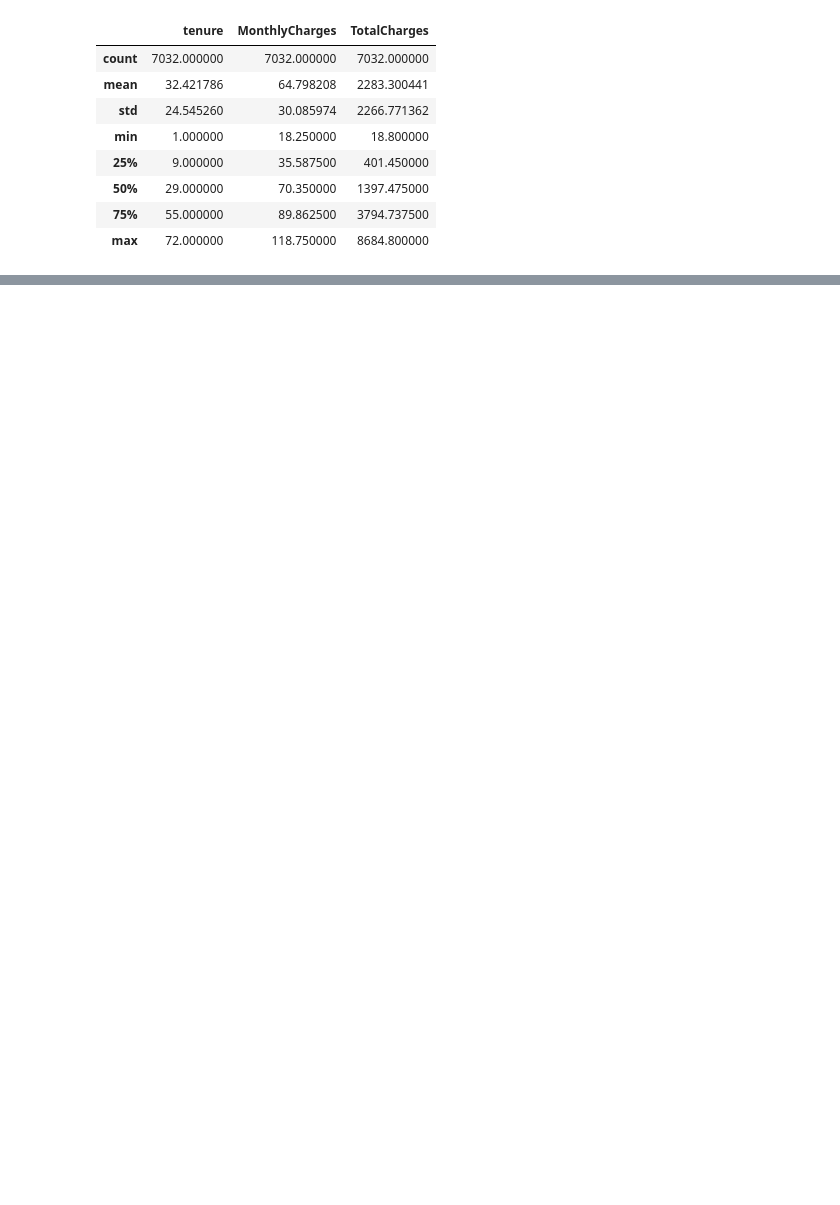
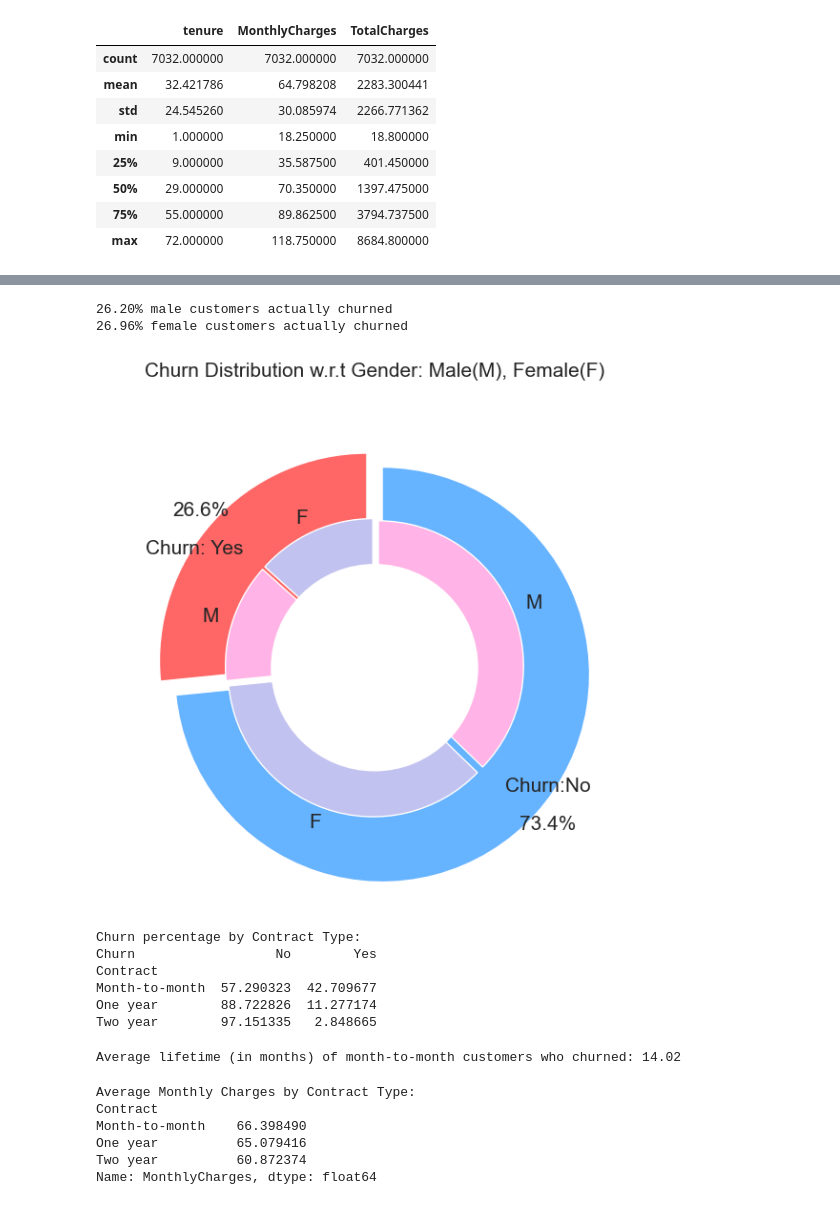
Before and after one commit to Ahmed-Estiak/customer-churn-demo, a Jupyter notebook: customer-churn1demo.ipynb, the cells around one changed output, grey strips where cells are left out. Saved outputs shown, nothing was run; the diff lists cells and outputs as text; code cells hidden in the pictures; blank space fills up the shorter version.

```diff
--- a/customer-churn1demo.ipynb
+++ b/customer-churn1demo.ipynb
@@ -281,0 +403,79 @@ import os
+# %%
+# Calculate the total number of male and female customers
+total_male = df[df['gender'] == 'Male'].shape[0]
+total_female = df[df['gender'] == 'Female'].shape[0]
+
+# Calculate the number of churned male and female customers
+churned_male = df[(df['gender'] == 'Male') & (df['Churn'] == 'Yes')].shape[0]
+churned_female = df[(df['gender'] == 'Female') & (df['Churn'] == 'Yes')].shape[0]
+
+# Calculate the churn percentage for male and female customers
+churn_percentage_male = (churned_male / total_male) * 100
+churn_percentage_female = (churned_female / total_female) * 100
+
+print(f"{churn_percentage_male:.2f}% male customers actually churned")
+print(f"{churn_percentage_female:.2f}% female customers actually churned")
+# %% [output]
+26.20% male customers actually churned
+26.96% female customers actually churned
+# %%
+plt.figure(figsize=(6, 6))
+labels =["Churn: Yes","Churn:No"]
+values = [1869,5163]
+labels_gender = ["F","M","F","M"]
+sizes_gender = [939,930 , 2544,2619]
+colors = ['#ff6666', '#66b3ff']
+colors_gender = ['#c2c2f0','#ffb3e6', '#c2c2f0','#ffb3e6']
+explode = (0.5,0.5)
+explode_gender = (0.2,0.2,0.2,0.2)
+textprops = {"fontsize":15}
+#Plot
+plt.pie(values, labels=labels,autopct='%1.1f%%',pctdistance=1.08, labeldistance=0.8,colors=colors, startangle=90,frame=True, explode=explode,radius=10, textprops =textprops, counterclock = True, )
+plt.pie(sizes_gender,labels=labels_gender,colors=colors_gender,startangle=90, explode=explode_gender,radius=7, textprops =textprops, counterclock = True, )
+#Draw circle
+centre_circle = plt.Circle((0,0),5,color='black', fc='white',linewidth=0)
+fig = plt.gcf()
+fig.gca().add_artist(centre_circle)
+
+plt.title('Churn Distribution w.r.t Gender: Male(M), Female(F)', fontsize=15, y=1.1)
+
+# show plot
+
+plt.axis('equal')
+plt.tight_layout()
+plt.show()
+# %% [output]
+[figure, added]
+# %%
+contract_churn_percentage = df.groupby('Contract')['Churn'].value_counts(normalize=True).mul(100).unstack()
+
+print("Churn percentage by Contract Type:")
+print(contract_churn_percentage)
+# %% [output]
+Churn percentage by Contract Type:
+Churn                  No        Yes
+Contract
+Month-to-month  57.290323  42.709677
+One year        88.722826  11.277174
+Two year        97.151335   2.848665
+# %%
+# Filter for month-to-month customers who churned
+mtm_churned = df[(df['Contract'] == 'Month-to-month') & (df['Churn'] == 'Yes')]
+
+# Calculate the average tenure (lifetime in months)
+average_lifetime_mtm_churned = mtm_churned['tenure'].mean()
+print(f"Average lifetime (in months) of month-to-month customers who churned: {average_lifetime_mtm_churned:.2f}")
+# %% [output]
+Average lifetime (in months) of month-to-month customers who churned: 14.02
+# %%
+# Calculate average monthly charges for each contract type
+avg_monthly_charges_by_contract = df.groupby('Contract')['MonthlyCharges'].mean()
+print("Average Monthly Charges by Contract Type:")
+print(avg_monthly_charges_by_contract)
+# %% [output]
+Average Monthly Charges by Contract Type:
+Contract
+Month-to-month    66.398490
+One year          65.079416
+Two year          60.872374
+Name: MonthlyCharges, dtype: float64
```
Also changed, not shown: parts of 17 cells of this notebook.
